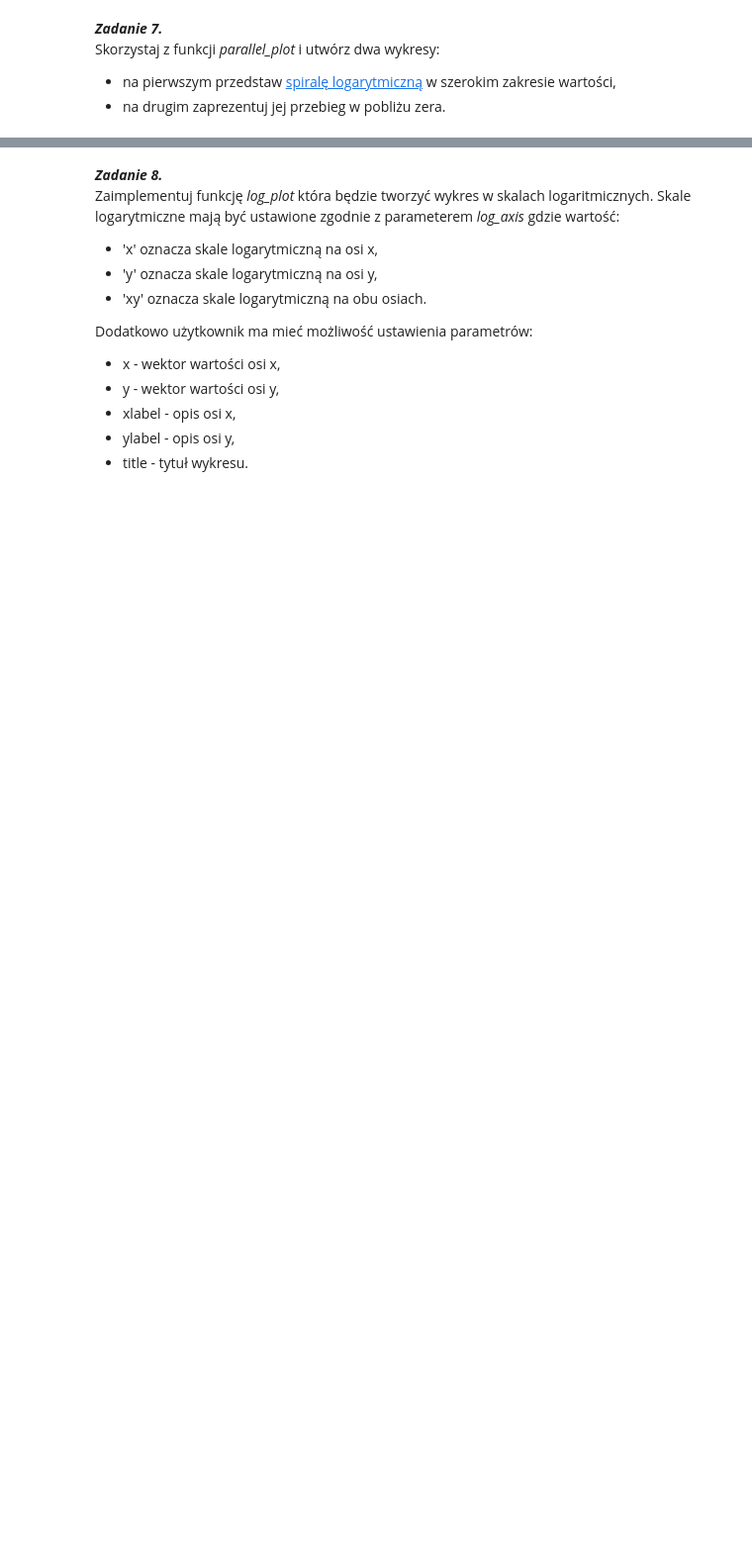
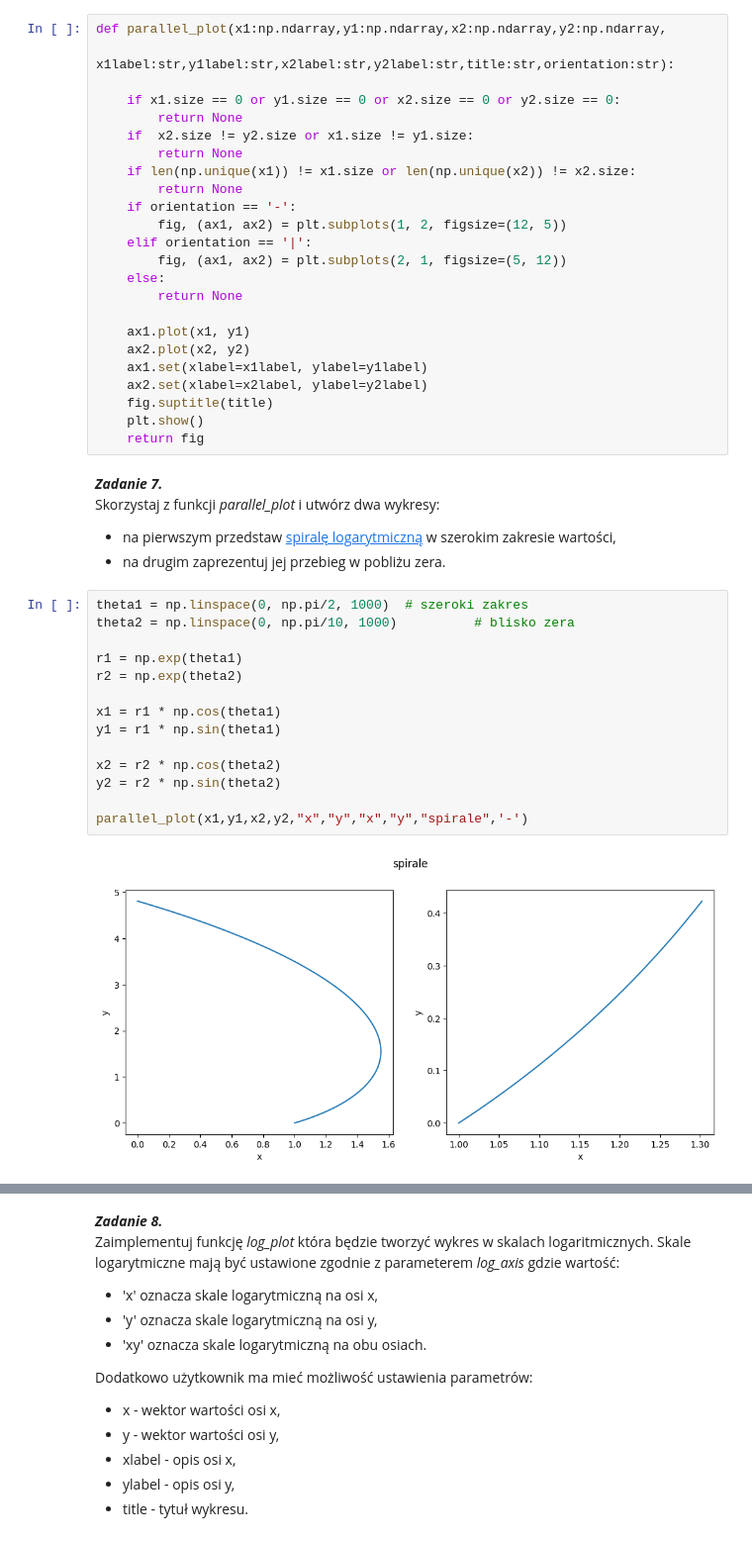
Before and after one commit to Magin28/MN-lab2, a Jupyter notebook: sprawozdanie.ipynb, the cells around one changed output, grey strips where cells are left out. Shown at 99% size. Cells and saved outputs as stored; diff of their text form; blank space fills up the shorter version.

```diff
--- a/sprawozdanie.ipynb
+++ b/sprawozdanie.ipynb
@@ -183,8 +210,48 @@ Innym przydatnym sposobem prezentowania wykresów jest [subplot](https://matplot
 - orientation - parametr przyjmujący wartość '-' jeżeli subplot ma posiadać dwa wiersze albo '|' jeżeli ma posiadać dwie kolumny.
 
 Jeżeli nie da się wyrysować danych należy zwrócić wartość None.
+# %%
+def parallel_plot(x1:np.ndarray,y1:np.ndarray,x2:np.ndarray,y2:np.ndarray,
+                  x1label:str,y1label:str,x2label:str,y2label:str,title:str,orientation:str):
+
+    if x1.size == 0 or y1.size == 0 or x2.size == 0 or y2.size == 0:
+        return None
+    if  x2.size != y2.size or x1.size != y1.size:
+        return None
+    if len(np.unique(x1)) != x1.size or len(np.unique(x2)) != x2.size:
+        return None
+    if orientation == '-':
+        fig, (ax1, ax2) = plt.subplots(1, 2, figsize=(12, 5))
+    elif orientation == '|':
+        fig, (ax1, ax2) = plt.subplots(2, 1, figsize=(5, 12))
+    else:
+        return None
+
+    ax1.plot(x1, y1)
+    ax2.plot(x2, y2)
+    ax1.set(xlabel=x1label, ylabel=y1label)
+    ax2.set(xlabel=x2label, ylabel=y2label)
+    fig.suptitle(title)
+    plt.show()
+    return fig
 # %% [markdown]
 ***Zadanie 7.***
 Skorzystaj z funkcji *parallel_plot* i utwórz dwa wykresy:
 - na pierwszym przedstaw [spiralę logarytmiczną](https://pl.wikipedia.org/wiki/Spirala_logarytmiczna) w szerokim zakresie wartości,
 - na drugim zaprezentuj jej przebieg w pobliżu zera.
+# %%
+theta1 = np.linspace(0, np.pi/2, 1000)  # szeroki zakres
+theta2 = np.linspace(0, np.pi/10, 1000)          # blisko zera
+
+r1 = np.exp(theta1)
+r2 = np.exp(theta2)
+
+x1 = r1 * np.cos(theta1)
+y1 = r1 * np.sin(theta1)
+
+x2 = r2 * np.cos(theta2)
+y2 = r2 * np.sin(theta2)
+
+parallel_plot(x1,y1,x2,y2,"x","y","x","y","spirale",'-')
+# %% [output]
+[figure, added]
```
Also changed, not shown: parts of 6 cells of this notebook, 1 other file.
